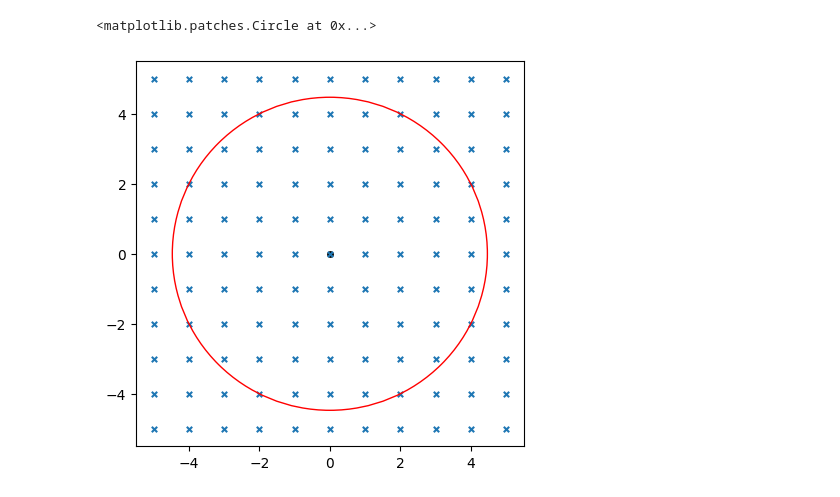
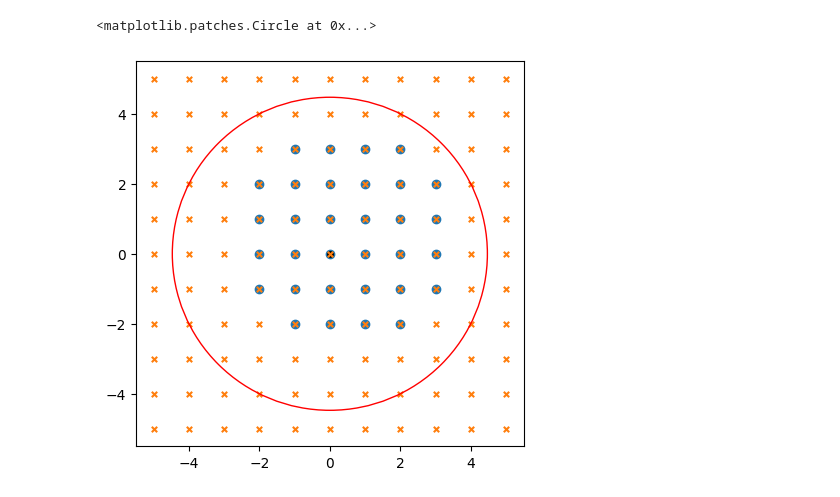
Before and after one commit to cristivoinea/MonteCarlo, a Jupyter notebook: test_fermi_sea.ipynb, the cells around one changed output. Saved outputs shown, nothing was run; the diff lists cells and outputs as text; code cells hidden in the pictures.

```diff
--- a/test_fermi_sea.ipynb
+++ b/test_fermi_sea.ipynb
@@ -4,11 +5,17 @@ import matplotlib.pyplot as plt
+# %%
+kxs = fermi_sea_kx[32]
+kys = fermi_sea_ky[32]
 # %%
 x, y = np.meshgrid(np.arange(-5,5.1,1), np.arange(-5,5.1,1))
 # %%
 fig, ax = plt.subplots(1, figsize=(5,5))
+
+ax.scatter(kxs, kys)
+
 ax.scatter(0,0, s=15, color='k')
 ax.scatter(x,y, s=15, marker='x')
 circle = plt.Circle((0,0), np.sqrt(20), edgecolor='red', facecolor='none')
 ax.add_patch(circle)
 # %% [output]
 <matplotlib.patches.Circle at 0x...>
-[figure, old version]
+[figure, new version]
```
Also changed, not shown: parts of 2 cells of this notebook, 14 other files.
